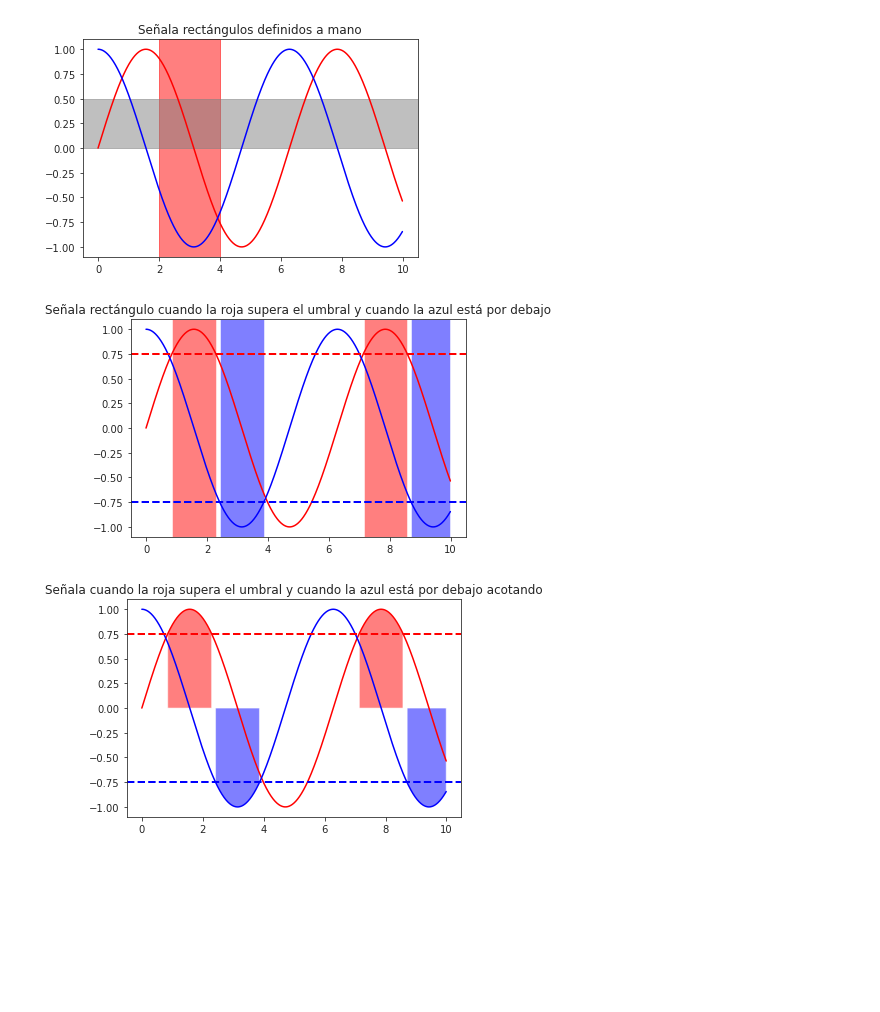
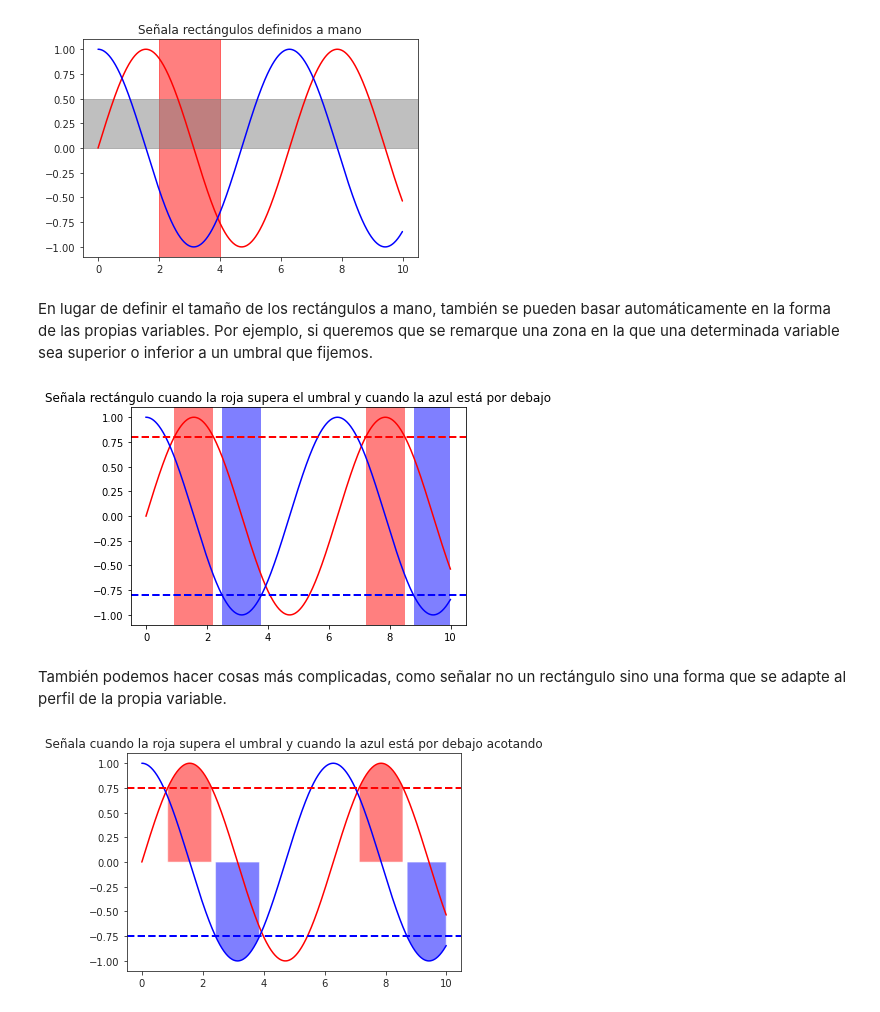
Before and after one commit to joselvira/BiomecanicaPython, a Jupyter notebook: Notebooks/Como_configurar_graficas.ipynb, the cells around one changed output. Cells and saved outputs as stored; diff of their text form; code cells hidden in the pictures; blank space fills up the shorter version.

```diff
--- a/Notebooks/Como_configurar_graficas.ipynb
+++ b/Notebooks/Como_configurar_graficas.ipynb
@@ -703,24 +721,28 @@ plt.title('Señala rectángulos definidos a mano')
 plt.show()
 # %% [output]
 [figure]
+# %% [markdown]
+En lugar de definir el tamaño de los rectángulos a mano, también se pueden basar automáticamente en la forma de las propias variables. Por ejemplo, si queremos que se remarque una zona en la que una determinada variable sea superior o inferior a un umbral que fijemos.
 # %%
 #Rectángulos dependientes con condicional de la variable
 fig, ax = plt.subplots()
 plt.plot(x, y, 'r')
 plt.plot(x, y2, 'b')
 
-umbral=0.75
+umbral=0.8 #umbral del valor de la variable. Puedes cambiarlo para ver cómo afecta a la figura
 ax.axhline(umbral, color='r', linestyle='--', lw=2)
 ax.axhline(-umbral, color='b', linestyle='--', lw=2)
 
 import matplotlib.transforms as mtransforms
 trans = mtransforms.blended_transform_factory(ax.transData, ax.transAxes) #controla la referencia de las medidas de los ejes (transData en coordenadas de las variables, transAxes en coordenadas de los ejes (entre 0 y 1))
 ax.fill_between(x, 0, 1, where=y > umbral, facecolor='r', alpha=0.5, transform=trans)
 ax.fill_between(x, 0, 1, where=y2 < -umbral, facecolor='b', alpha=0.5, transform=trans)
 plt.title('Señala rectángulo cuando la roja supera el umbral y cuando la azul está por debajo')
 plt.show()
 # %% [output]
-[figure, old version]
+[figure, new version]
+# %% [markdown]
+También podemos hacer cosas más complicadas, como señalar no un rectángulo sino una forma que se adapte al perfil de la propia variable.
 # %%
 #Como el anterior pero en lugar de un rectángulo, marca el área entre cero y la variable
 fig, ax = plt.subplots()
```
Also changed, not shown: parts of 33 cells of this notebook.
